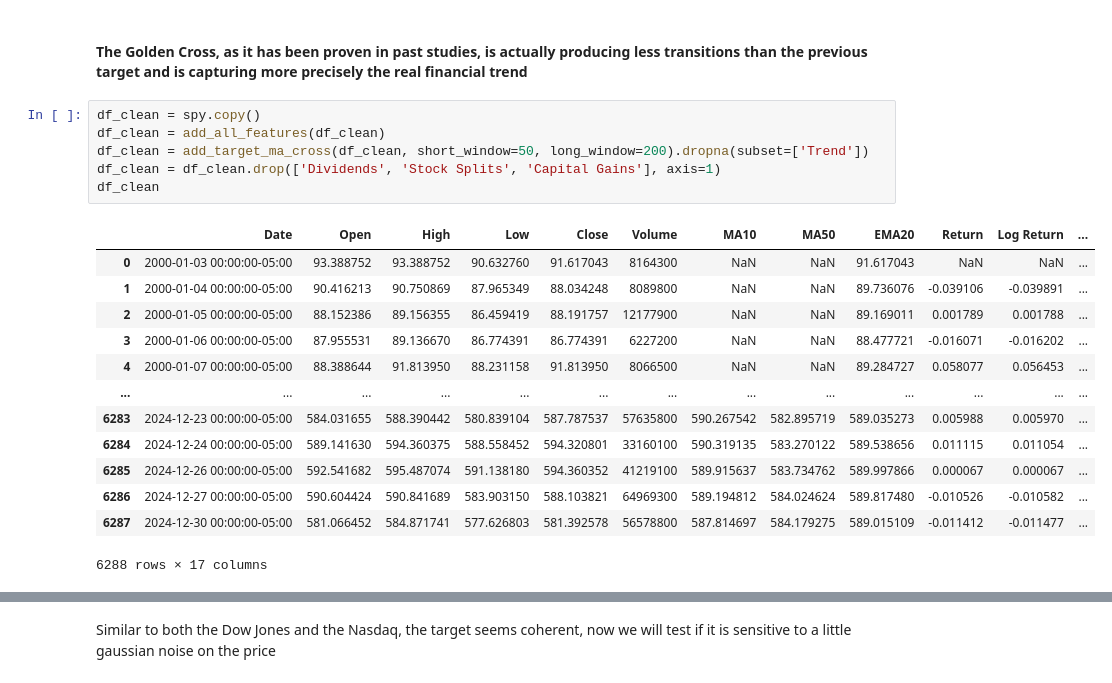
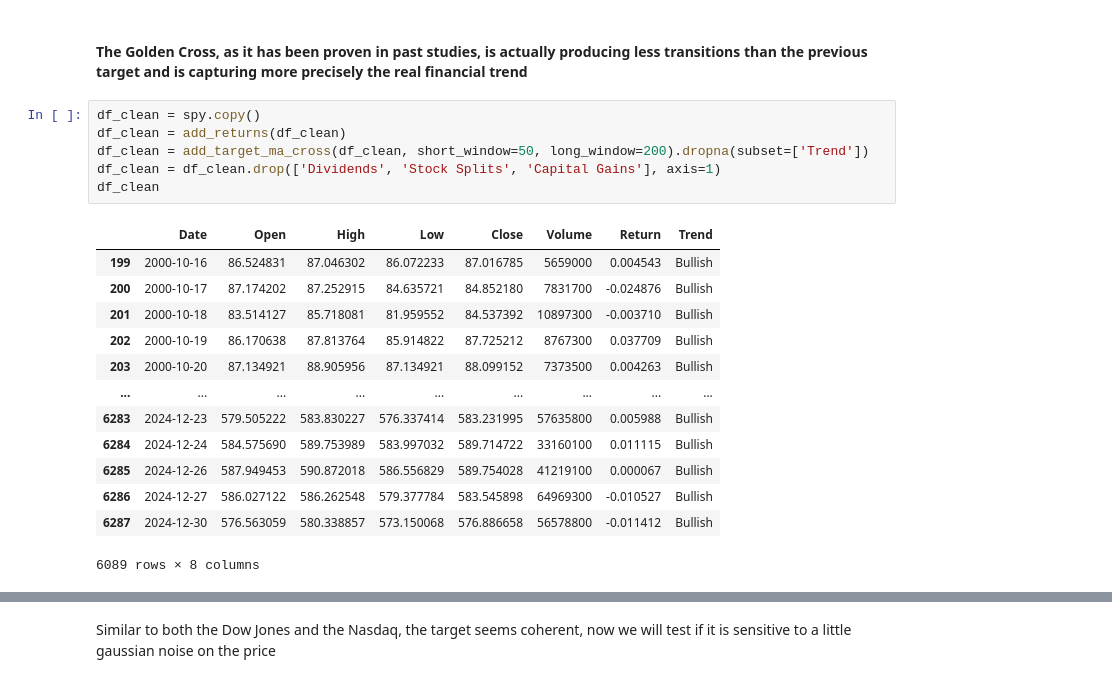
Before and after one commit to Bissapinho/Trend-classifier, a Jupyter notebook: notebooks/01_target_testing.ipynb, the cells around one changed output, grey strips where cells are left out. Saved outputs shown, nothing was run; the diff lists cells and outputs as text.

```diff
--- a/notebooks/01_target_testing.ipynb
+++ b/notebooks/01_target_testing.ipynb
@@ -263,24 +267,24 @@ plt.tight_layout()
 #### The Golden Cross, as it has been proven in past studies, is actually producing less transitions than the previous target and is capturing more precisely the real financial trend
 # %%
 df_clean = spy.copy()
-df_clean = add_all_features(df_clean)
+df_clean = add_returns(df_clean)
 df_clean = add_target_ma_cross(df_clean, short_window=50, long_window=200).dropna(subset=['Trend'])
 df_clean = df_clean.drop(['Dividends', 'Stock Splits', 'Capital Gains'], axis=1)
 df_clean
 # %% [output]
-|  | Date | Open | High | Low | Close | Volume | MA10 | MA50 | EMA20 | Return | Log Return | ... |
-| 0 | 2000-01-03 00:00:00-05:00 | 93.388752 | 93.388752 | 90.632760 | 91.617043 | 8164300 | NaN | NaN | 91.617043 | NaN | NaN | ... |
-| 1 | 2000-01-04 00:00:00-05:00 | 90.416213 | 90.750869 | 87.965349 | 88.034248 | 8089800 | NaN | NaN | 89.736076 | -0.039106 | -0.039891 | ... |
-| 2 | 2000-01-05 00:00:00-05:00 | 88.152386 | 89.156355 | 86.459419 | 88.191757 | 12177900 | NaN | NaN | 89.169011 | 0.001789 | 0.001788 | ... |
-| 3 | 2000-01-06 00:00:00-05:00 | 87.955531 | 89.136670 | 86.774391 | 86.774391 | 6227200 | NaN | NaN | 88.477721 | -0.016071 | -0.016202 | ... |
-| 4 | 2000-01-07 00:00:00-05:00 | 88.388644 | 91.813950 | 88.231158 | 91.813950 | 8066500 | NaN | NaN | 89.284727 | 0.058077 | 0.056453 | ... |
-| ... | ... | ... | ... | ... | ... | ... | ... | ... | ... | ... | ... | ... |
-| 6283 | 2024-12-23 00:00:00-05:00 | 584.031655 | 588.390442 | 580.839104 | 587.787537 | 57635800 | 590.267542 | 582.895719 | 589.035273 | 0.005988 | 0.005970 | ... |
-| 6284 | 2024-12-24 00:00:00-05:00 | 589.141630 | 594.360375 | 588.558452 | 594.320801 | 33160100 | 590.319135 | 583.270122 | 589.538656 | 0.011115 | 0.011054 | ... |
-| 6285 | 2024-12-26 00:00:00-05:00 | 592.541682 | 595.487074 | 591.138180 | 594.360352 | 41219100 | 589.915637 | 583.734762 | 589.997866 | 0.000067 | 0.000067 | ... |
-| 6286 | 2024-12-27 00:00:00-05:00 | 590.604424 | 590.841689 | 583.903150 | 588.103821 | 64969300 | 589.194812 | 584.024624 | 589.817480 | -0.010526 | -0.010582 | ... |
-| 6287 | 2024-12-30 00:00:00-05:00 | 581.066452 | 584.871741 | 577.626803 | 581.392578 | 56578800 | 587.814697 | 584.179275 | 589.015109 | -0.011412 | -0.011477 | ... |
+|  | Date | Open | High | Low | Close | Volume | Return | Trend |
+| 199 | 2000-10-16 | 86.524831 | 87.046302 | 86.072233 | 87.016785 | 5659000 | 0.004543 | Bullish |
+| 200 | 2000-10-17 | 87.174202 | 87.252915 | 84.635721 | 84.852180 | 7831700 | -0.024876 | Bullish |
+| 201 | 2000-10-18 | 83.514127 | 85.718081 | 81.959552 | 84.537392 | 10897300 | -0.003710 | Bullish |
+| 202 | 2000-10-19 | 86.170638 | 87.813764 | 85.914822 | 87.725212 | 8767300 | 0.037709 | Bullish |
+| 203 | 2000-10-20 | 87.134921 | 88.905956 | 87.134921 | 88.099152 | 7373500 | 0.004263 | Bullish |
+| ... | ... | ... | ... | ... | ... | ... | ... | ... |
+| 6283 | 2024-12-23 | 579.505222 | 583.830227 | 576.337414 | 583.231995 | 57635800 | 0.005988 | Bullish |
+| 6284 | 2024-12-24 | 584.575690 | 589.753989 | 583.997032 | 589.714722 | 33160100 | 0.011115 | Bullish |
+| 6285 | 2024-12-26 | 587.949453 | 590.872018 | 586.556829 | 589.754028 | 41219100 | 0.000067 | Bullish |
+| 6286 | 2024-12-27 | 586.027122 | 586.262548 | 579.377784 | 583.545898 | 64969300 | -0.010527 | Bullish |
+| 6287 | 2024-12-30 | 576.563059 | 580.338857 | 573.150068 | 576.886658 | 56578800 | -0.011412 | Bullish |
-6288 rows × 17 columns
+6089 rows × 8 columns
 # %%
 dates = df_clean['Date'].astype(str).apply(lambda x: x[:4])
 dates
```
Also changed, not shown: parts of 10 cells of this notebook, 7 other files.
